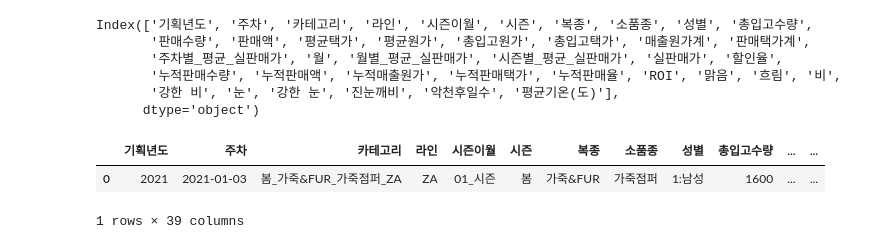
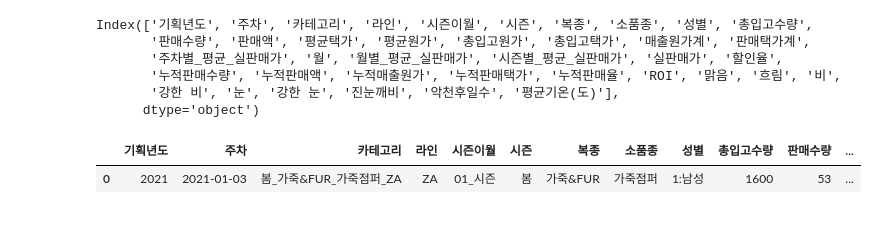
Before and after one commit to cookieeyoung/sparta_final_project, a Jupyter notebook: preprocessing/data_processed(카테고리선정)/category_select(소품종).ipynb, the cells around one changed output. Drawn from its saved outputs; the diff is of its cells as text; code cells hidden in the pictures.

```diff
--- a/preprocessing/data_processed(카테고리선정)/category_select(소품종).ipynb
+++ b/preprocessing/data_processed(카테고리선정)/category_select(소품종).ipynb
@@ -1,27 +1,29 @@
 # %%
 import pandas as pd
 import seaborn as sns
 import numpy as np
 import matplotlib.pyplot as plt
 import datetime
 # 불필요한 경고문 생략(선택)
 import warnings
 warnings.filterwarnings('ignore')
 
+pd.set_option('display.max_columns', None)  # 컬럼 전체 보기
+pd.set_option('display.width', 0)
+
 #데이터 불러오기
 df = pd.read_csv('./model_df.csv')
 print(df.columns)
 df.head(1)
 # %% [output]
 Index(['기획년도', '주차', '카테고리', '라인', '시즌이월', '시즌', '복종', '소품종', '성별', '총입고수량',
        '판매수량', '판매액', '평균택가', '평균원가', '총입고원가', '총입고택가', '매출원가계', '판매택가계',
        '주차별_평균_실판매가', '월', '월별_평균_실판매가', '시즌별_평균_실판매가', '실판매가', '할인율',
        '누적판매수량', '누적판매액', '누적매출원가', '누적판매택가', '누적판매율', 'ROI', '맑음', '흐림', '비',
        '강한 비', '눈', '강한 눈', '진눈깨비', '악천후일수', '평균기온(도)'],
       dtype='object')
-|  | 기획년도 | 주차 | 카테고리 | 라인 | 시즌이월 | 시즌 | 복종 | 소품종 | 성별 | 총입고수량 | ... | ... |
-| 0 | 2021 | 2021-01-03 | 봄_가죽&FUR_가죽점퍼_ZA | ZA | 01_시즌 | 봄 | 가죽&FUR | 가죽점퍼 | 1:남성 | 1600 | ... | ... |
+|  | 기획년도 | 주차 | 카테고리 | 라인 | 시즌이월 | 시즌 | 복종 | 소품종 | 성별 | 총입고수량 | 판매수량 | ... |
+| 0 | 2021 | 2021-01-03 | 봄_가죽&FUR_가죽점퍼_ZA | ZA | 01_시즌 | 봄 | 가죽&FUR | 가죽점퍼 | 1:남성 | 1600 | 53 | ... |
-1 rows × 39 columns
 # %%
 # 주차 기준 정렬 먼저
 df = df.sort_values(['카테고리', '주차'])
```
Also changed, not shown: parts of 3 cells of this notebook, 1 other file.
